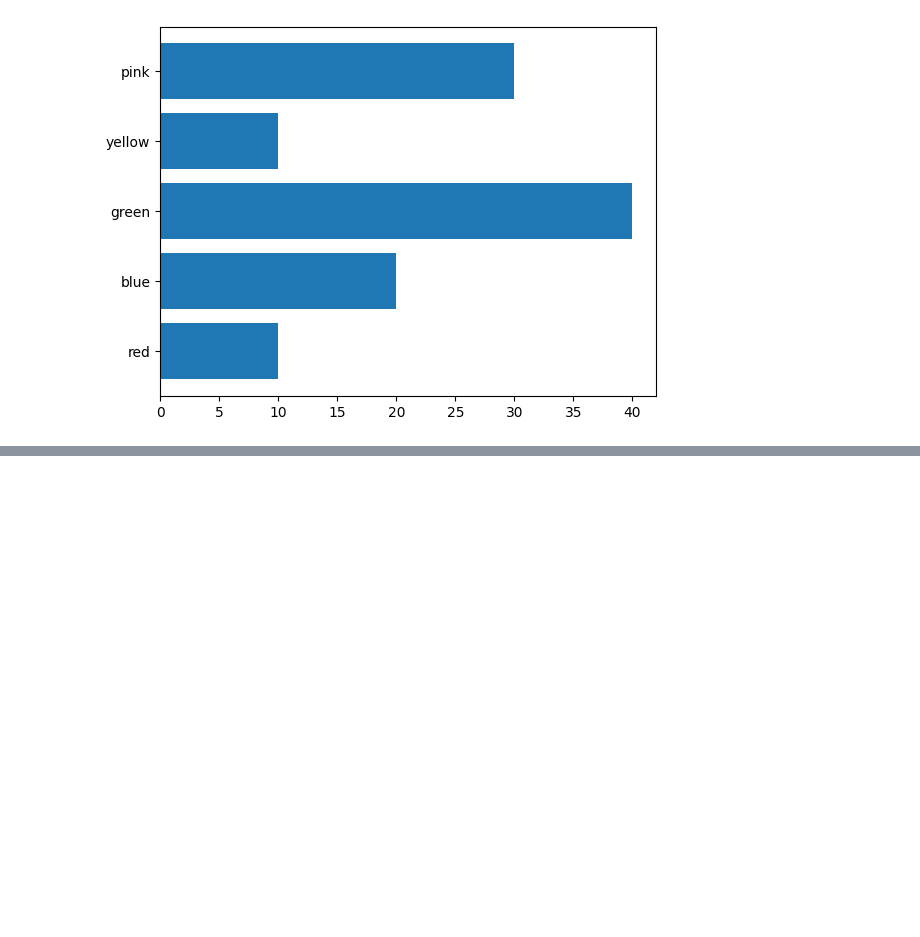
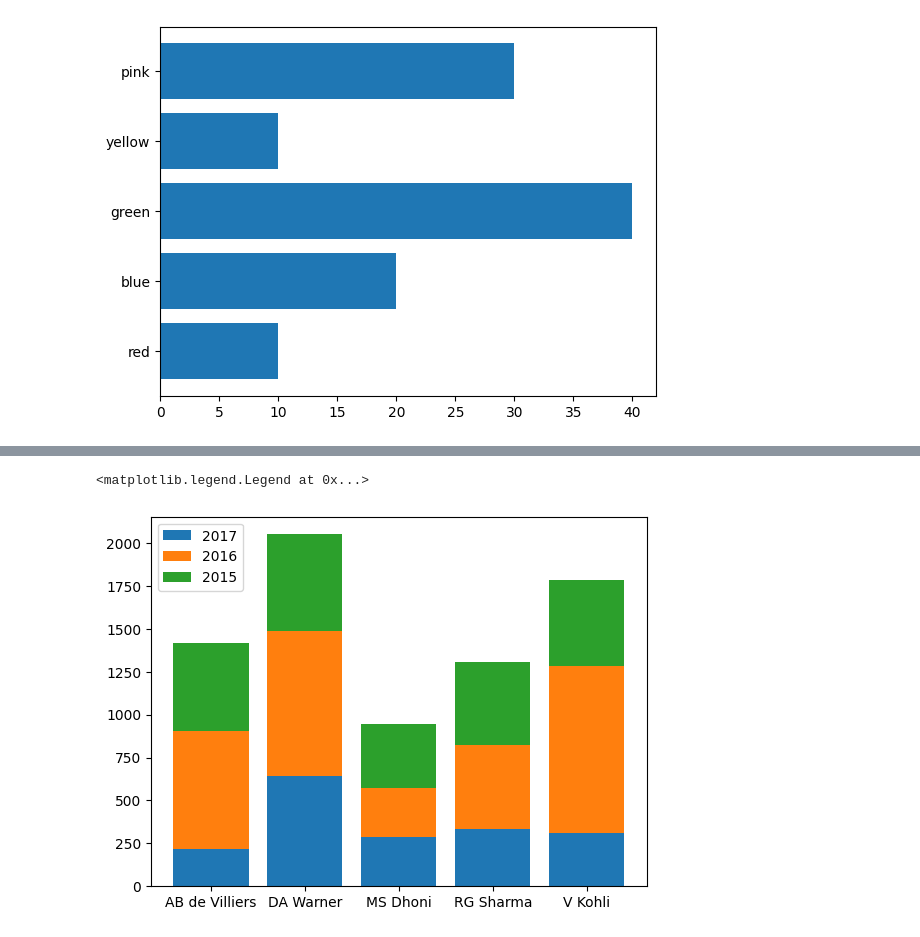
Before and after one commit to Amjad-Bin-Aslam/Data-Analysis-Portfolio, a Jupyter notebook: 06_Matplotlib/01_Matplotlib_Exercise.ipynb, the cells around one changed output, grey strips where cells are left out. Drawn from its saved outputs; the diff is of its cells as text; code cells hidden in the pictures; blank space fills up the shorter version.

```diff
--- a/06_Matplotlib/01_Matplotlib_Exercise.ipynb
+++ b/06_Matplotlib/01_Matplotlib_Exercise.ipynb
@@ -188,0 +214,10 @@ plt.barh(colors,children)
+# %%
+# stacked bar chart
+plt.bar(season_record['batsman'],season_record['2017'],label='2017')
+plt.bar(season_record['batsman'],season_record['2016'],bottom=season_record['2017'],label='2016')
+plt.bar(season_record['batsman'],season_record['2015'],bottom=season_record['2016'] + season_record['2017'],label='2015')
+
+plt.legend()
+# %% [output]
+<matplotlib.legend.Legend at 0x...>
+[figure, added]
```
Also changed, not shown: parts of 4 cells of this notebook.
